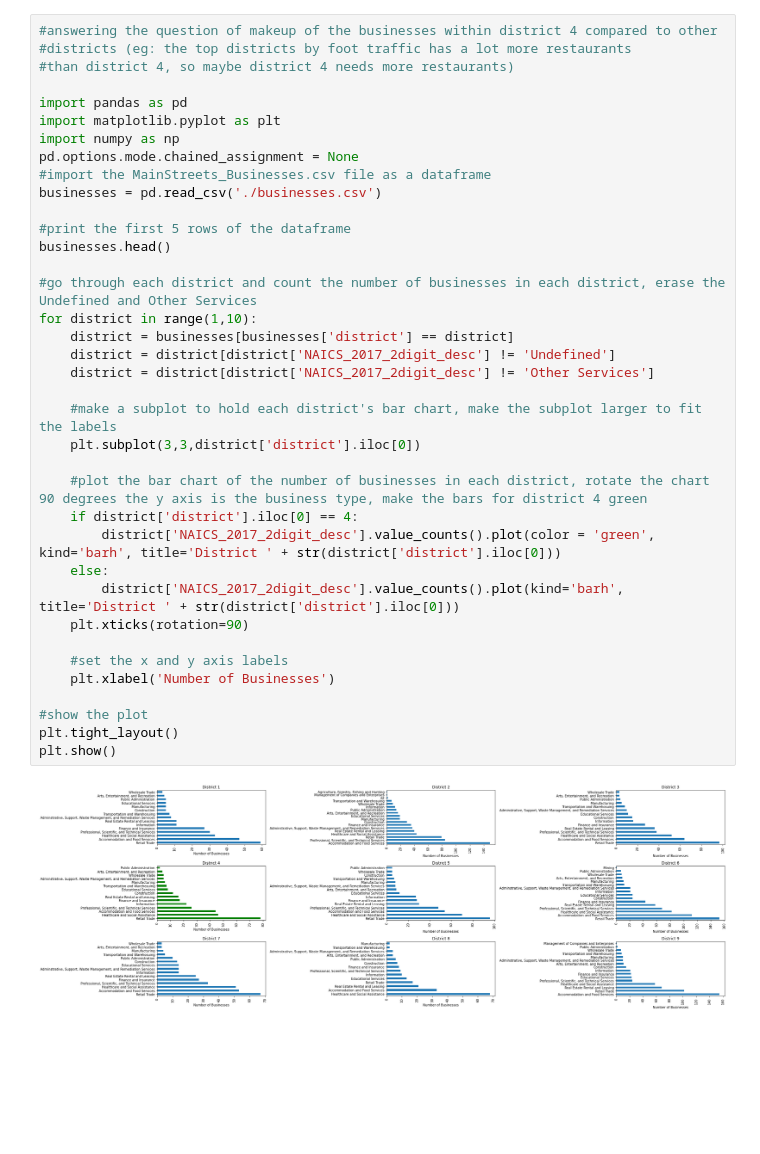
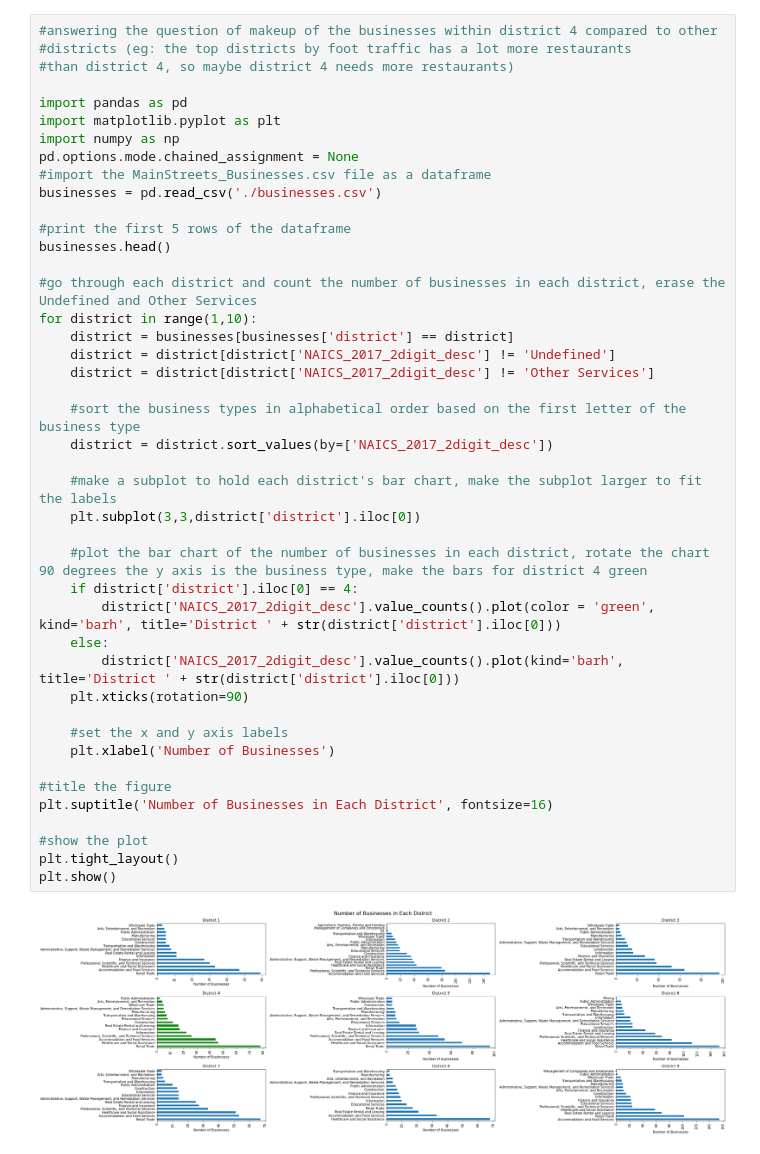
Before and after one commit to BU-Spark/ds-councilor-worrell-small-business, a Jupyter notebook: Deliverable3/dave-report.ipynb, the cells around one changed output. Drawn from its saved outputs; the diff is of its cells as text; blank space fills up the shorter version.

Commit message:
sorted types and added title to chart

```diff
--- a/Deliverable3/dave-report.ipynb
+++ b/Deliverable3/dave-report.ipynb
@@ -9,31 +9,37 @@ import numpy as np
 pd.options.mode.chained_assignment = None
 #import the MainStreets_Businesses.csv file as a dataframe
 businesses = pd.read_csv('./businesses.csv')
 
 #print the first 5 rows of the dataframe
 businesses.head()
 
 #go through each district and count the number of businesses in each district, erase the Undefined and Other Services
 for district in range(1,10):
     district = businesses[businesses['district'] == district]
     district = district[district['NAICS_2017_2digit_desc'] != 'Undefined']
     district = district[district['NAICS_2017_2digit_desc'] != 'Other Services']
 
+    #sort the business types in alphabetical order based on the first letter of the business type
+    district = district.sort_values(by=['NAICS_2017_2digit_desc'])
+
     #make a subplot to hold each district's bar chart, make the subplot larger to fit the labels
     plt.subplot(3,3,district['district'].iloc[0])
 
     #plot the bar chart of the number of businesses in each district, rotate the chart 90 degrees the y axis is the business type, make the bars for district 4 green
     if district['district'].iloc[0] == 4:
         district['NAICS_2017_2digit_desc'].value_counts().plot(color = 'green', kind='barh', title='District ' + str(district['district'].iloc[0]))
     else:
         district['NAICS_2017_2digit_desc'].value_counts().plot(kind='barh', title='District ' + str(district['district'].iloc[0]))
     plt.xticks(rotation=90)
 
     #set the x and y axis labels
     plt.xlabel('Number of Businesses')
 
+#title the figure
+plt.suptitle('Number of Businesses in Each District', fontsize=16)
+
 #show the plot
 plt.tight_layout()
 plt.show()
 # %% [output]
-[figure, old version]
+[figure, new version]
```
